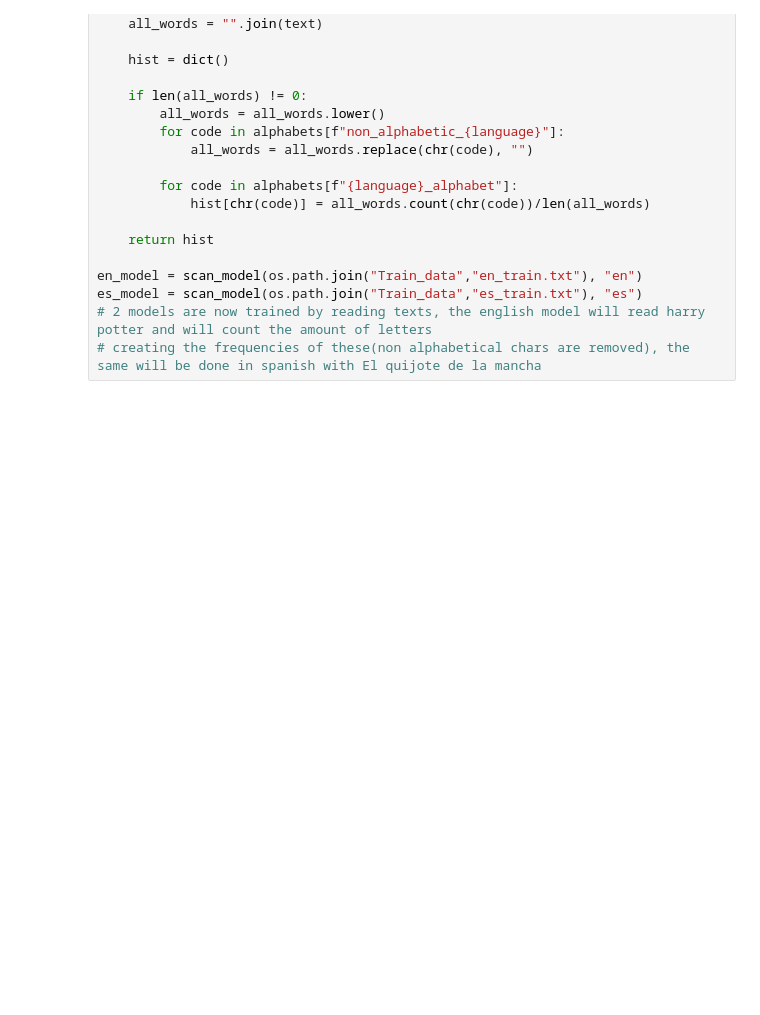
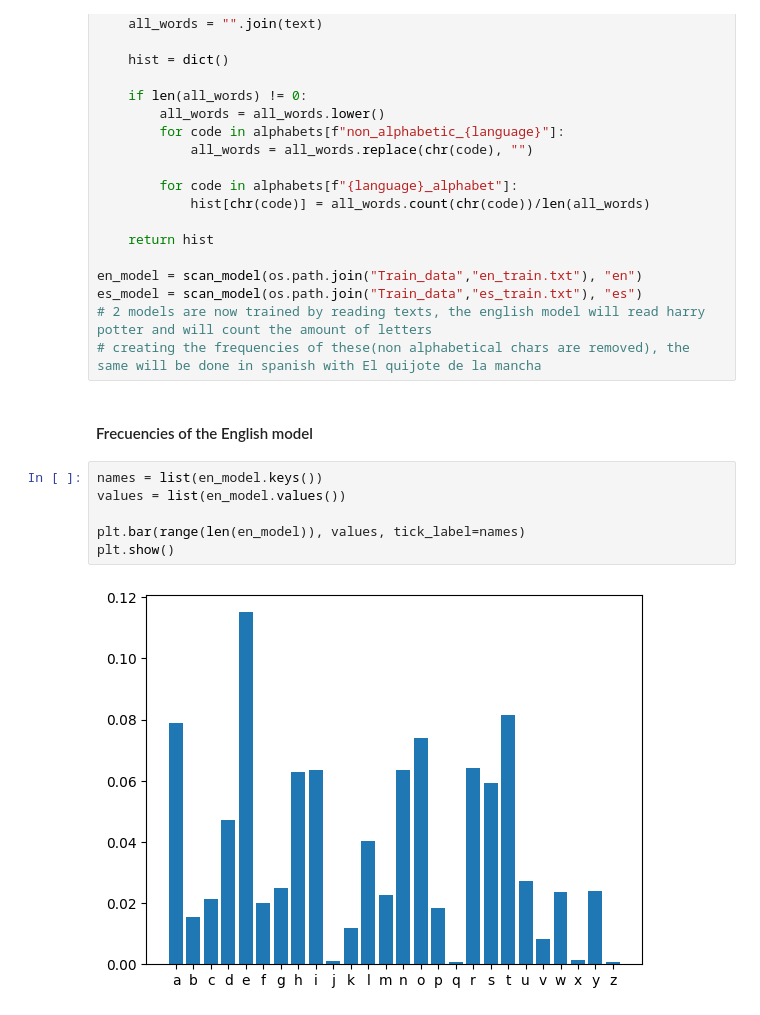
Before and after one commit to jagiraldom/Language_rec, a Jupyter notebook: Tarea2.ipynb, the cells around one changed output. Saved outputs shown, nothing was run; the diff lists cells and outputs as text; blank space fills up the shorter version.

```diff
--- a/Tarea2.ipynb
+++ b/Tarea2.ipynb
@@ -47,3 +60,13 @@ en_model = scan_model(os.path.join("Train_data","en_train.txt"), "en")
 es_model = scan_model(os.path.join("Train_data","es_train.txt"), "es")
 # 2 models are now trained by reading texts, the english model will read harry potter and will count the amount of letters
 # creating the frequencies of these(non alphabetical chars are removed), the same will be done in spanish with El quijote de la mancha
+# %% [markdown]
+#### Frecuencies of the English model
+# %%
+names = list(en_model.keys())
+values = list(en_model.values())
+
+plt.bar(range(len(en_model)), values, tick_label=names)
+plt.show()
+# %% [output]
+[figure, added]
```
Also changed, not shown: parts of 15 cells of this notebook.
